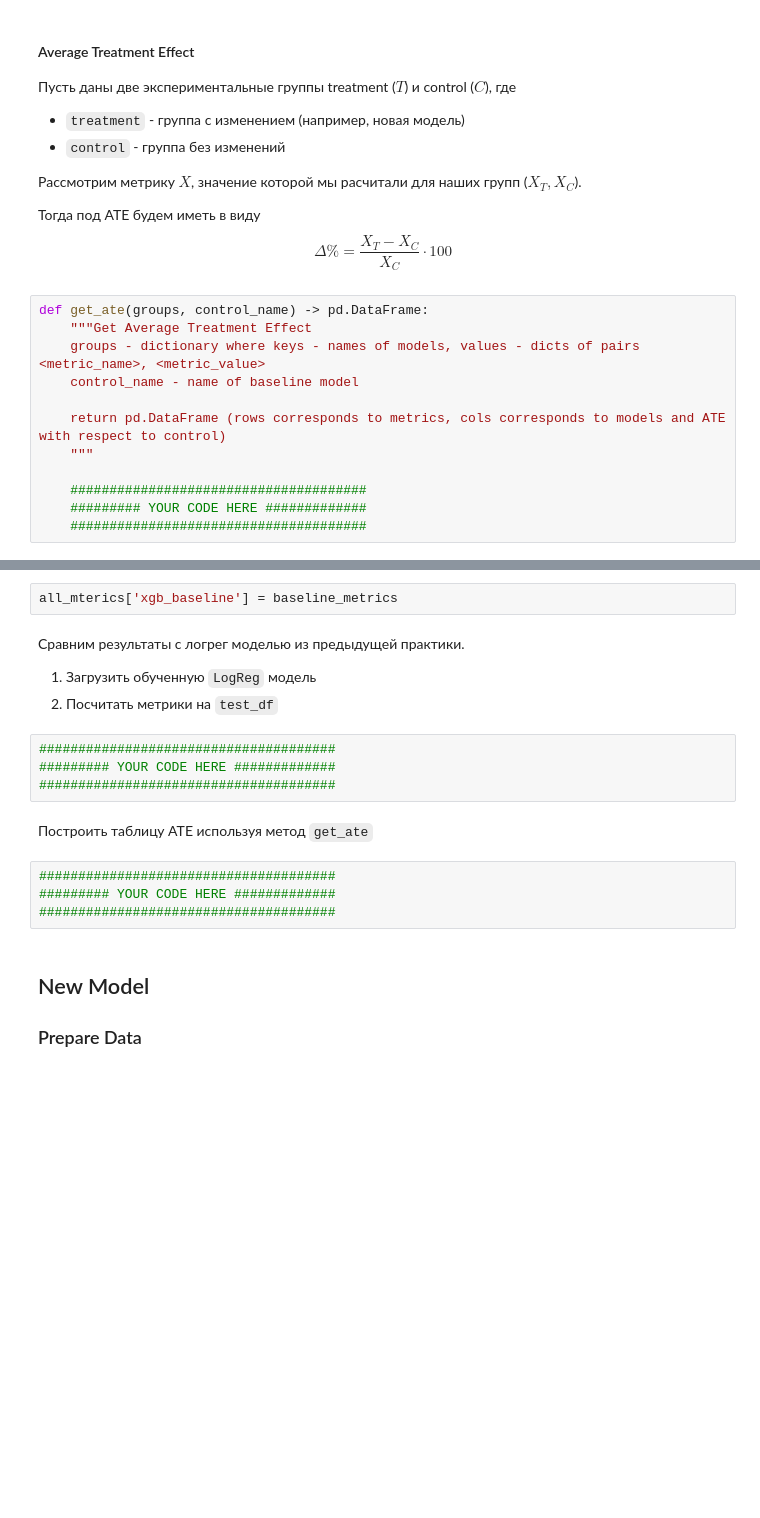
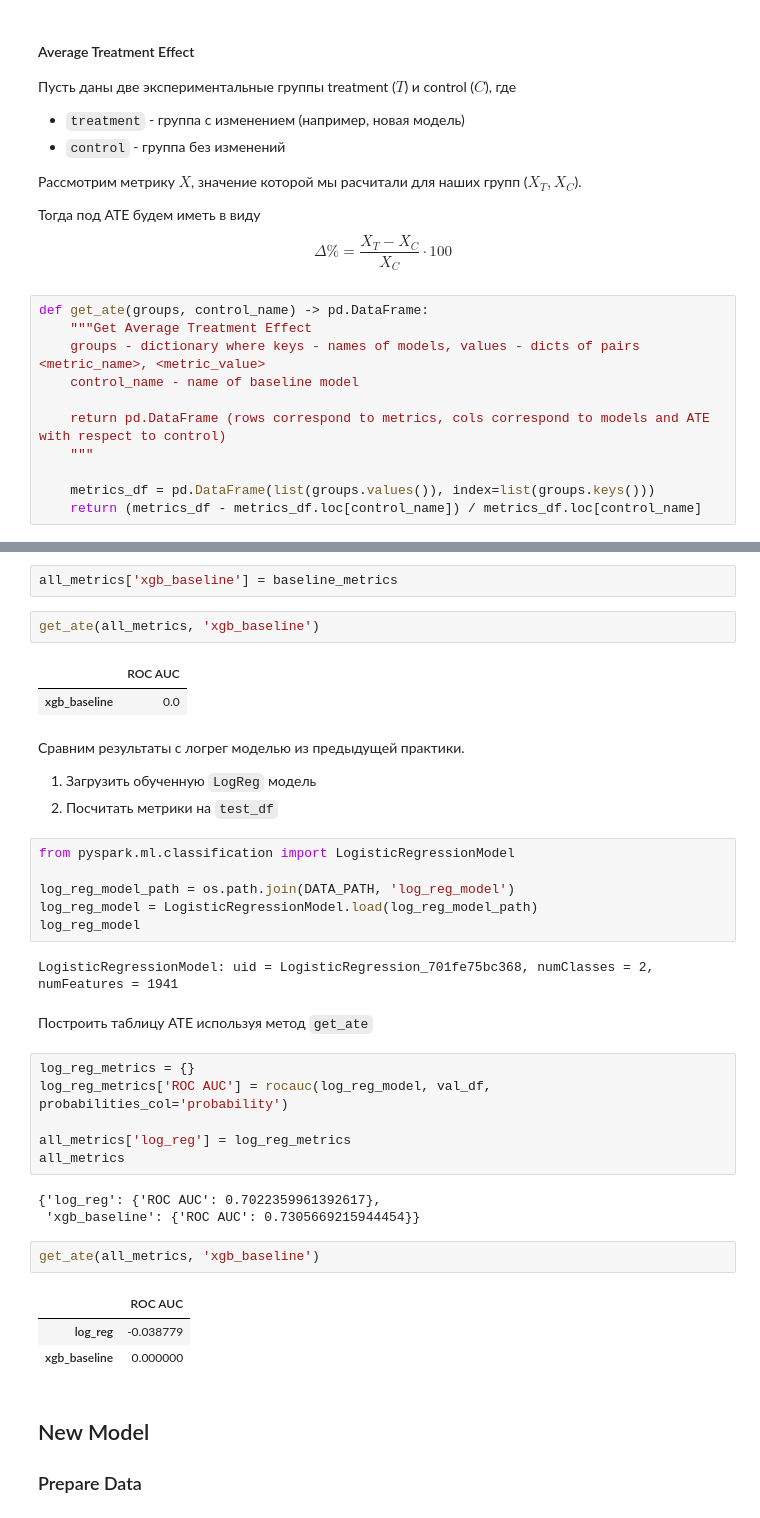
Before and after one commit to maxkvant/MLBD, a Jupyter notebook: gradient_boosting/notebooks/xgboost.ipynb, the cells around one changed output, grey strips where cells are left out. Saved outputs shown, nothing was run; the diff lists cells and outputs as text; blank space fills up the shorter version.

```diff
--- a/gradient_boosting/notebooks/xgboost.ipynb
+++ b/gradient_boosting/notebooks/xgboost.ipynb
@@ -195,9 +193,8 @@ def get_ate(groups, control_name) -> pd.DataFrame:
     groups - dictionary where keys - names of models, values - dicts of pairs <metric_name>, <metric_value>
     control_name - name of baseline model
 
-    return pd.DataFrame (rows corresponds to metrics, cols corresponds to models and ATE with respect to control)
+    return pd.DataFrame (rows correspond to metrics, cols correspond to models and ATE with respect to control)
     """
 
-    ######################################
-    ######### YOUR CODE HERE #############
-    ######################################
+    metrics_df = pd.DataFrame(list(groups.values()), index=list(groups.keys()))
+    return (metrics_df - metrics_df.loc[control_name]) / metrics_df.loc[control_name]
@@ -215,20 +210,40 @@ baseline_metrics['ROC AUC']
 # %%
-all_mterics['xgb_baseline'] = baseline_metrics
+all_metrics['xgb_baseline'] = baseline_metrics
+# %%
+get_ate(all_metrics, 'xgb_baseline')
+# %% [output]
+|  | ROC AUC |
+| xgb_baseline | 0.0 |
 # %% [markdown]
 Сравним результаты с логрег моделью из предыдущей практики.
 
 1. Загрузить обученную `LogReg` модель
 2. Посчитать метрики на `test_df`
-# %%
-######################################
-######### YOUR CODE HERE #############
-######################################
+# %%
+from pyspark.ml.classification import LogisticRegressionModel
+
+log_reg_model_path = os.path.join(DATA_PATH, 'log_reg_model')
+log_reg_model = LogisticRegressionModel.load(log_reg_model_path)
+log_reg_model
+# %% [output]
+LogisticRegressionModel: uid = LogisticRegression_701fe75bc368, numClasses = 2, numFeatures = 1941
 # %% [markdown]
 Построить таблицу ATE используя метод `get_ate`
-# %%
-######################################
-######### YOUR CODE HERE #############
-######################################
+# %%
+log_reg_metrics = {}
+log_reg_metrics['ROC AUC'] = rocauc(log_reg_model, val_df, probabilities_col='probability')
+
+all_metrics['log_reg'] = log_reg_metrics
+all_metrics
+# %% [output]
+{'log_reg': {'ROC AUC': 0.7022359961392617},
+ 'xgb_baseline': {'ROC AUC': 0.7305669215944454}}
+# %%
+get_ate(all_metrics, 'xgb_baseline')
+# %% [output]
+|  | ROC AUC |
+| log_reg | -0.038779 |
+| xgb_baseline | 0.000000 |
 # %% [markdown]
 ## New Model
 ### Prepare Data
```
Also changed, not shown: parts of 14 cells of this notebook, 1 other file.
